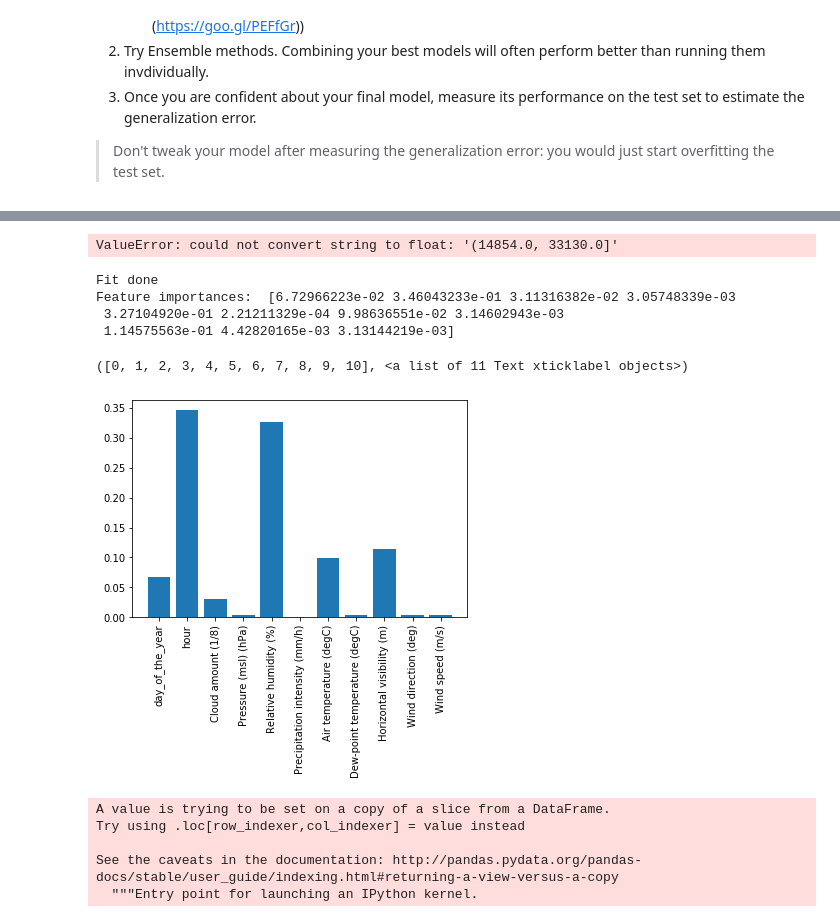
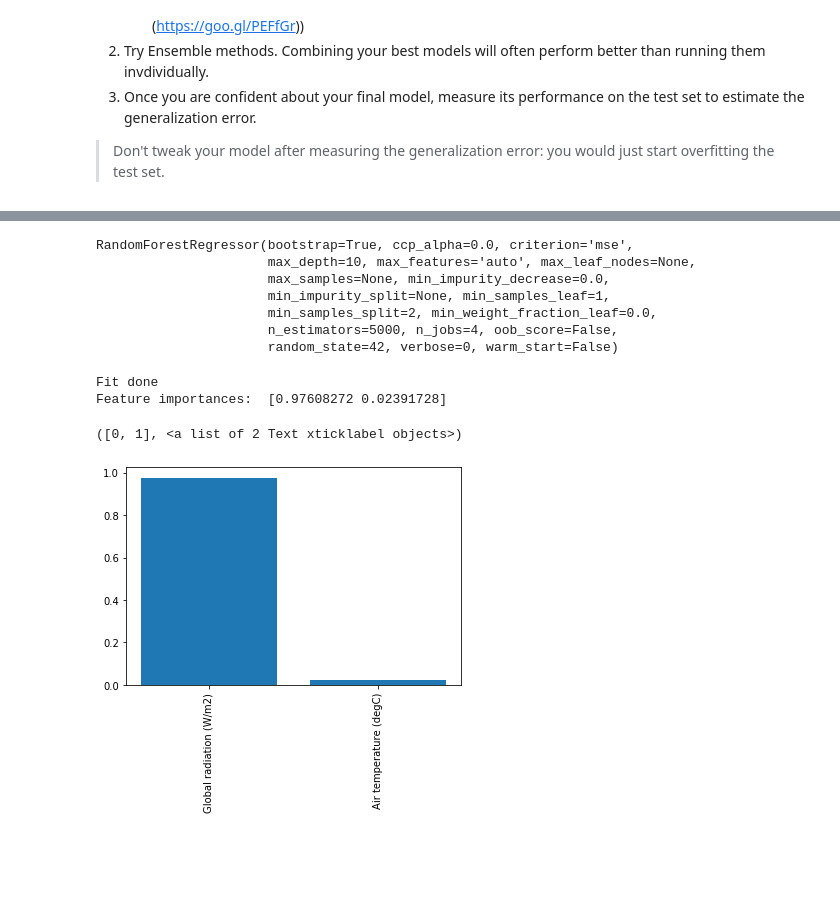
Before and after one commit to screwdriver66/solar_prod_suvilahti, a Jupyter notebook: model_building.ipynb, the cells around one changed output, grey strips where cells are left out. Cells and saved outputs as stored; diff of their text form; code cells hidden in the pictures; blank space fills up the shorter version.

Commit message:
model building started

```diff
--- a/model_building.ipynb
+++ b/model_building.ipynb
@@ -65,2 +35,12 @@ Index(['Global radiation (W/m2)', 'Diffuse radiation (W/m2)',
+# %%
+X_train = pd.read_csv('../datasets/scaled_train_test/X_train_standard.csv', delimiter=',')
+X_test = pd.read_csv('../datasets/scaled_train_test/X_test_standard.csv', delimiter=',')
+y_train = X_train['Value (kWh)']
+y_test = X_test['Value (kWh)']
+X_train.drop(['Value (kWh)'], axis=1, inplace=True)
+X_test.drop(['Value (kWh)'], axis=1, inplace=True)
+# %%
+X_train = X_train[['Global radiation (W/m2)','Air temperature (degC)']]
+X_test = X_test[['Global radiation (W/m2)','Air temperature (degC)']]
 # %%
 from sklearn.ensemble import RandomForestRegressor
@@ -137,26 +47,26 @@ Index(['Global radiation (W/m2)', 'Diffuse radiation (W/m2)',
-# %%
-X = df[feature_cols]
-y = df[target]
-X_train, X_test, y_train, y_test = train_test_split(X, y, test_size=0.33, random_state=42)
 # %%
 model = RandomForestRegressor(n_estimators = 5000, max_depth=10, random_state=42,n_jobs=4)
 # %%
 model.fit(X_train, y_train)
 # %% [output]
-ValueError: could not convert string to float: '(14854.0, 33130.0]'
+RandomForestRegressor(bootstrap=True, ccp_alpha=0.0, criterion='mse',
+                      max_depth=10, max_features='auto', max_leaf_nodes=None,
+                      max_samples=None, min_impurity_decrease=0.0,
+                      min_impurity_split=None, min_samples_leaf=1,
+                      min_samples_split=2, min_weight_fraction_leaf=0.0,
+                      n_estimators=5000, n_jobs=4, oob_score=False,
+                      random_state=42, verbose=0, warm_start=False)
 # %%
 print("Fit done")
 print("Feature importances: ", model.feature_importances_)
 # %% [output]
 Fit done
-Feature importances:  [6.72966223e-02 3.46043233e-01 3.11316382e-02 3.05748339e-03
- 3.27104920e-01 2.21211329e-04 9.98636551e-02 3.14602943e-03
- 1.14575563e-01 4.42820165e-03 3.13144219e-03]
+Feature importances:  [0.97608272 0.02391728]
 # %%
-plt.bar(x=feature_cols,height=model.feature_importances_)
+plt.bar(x=X_train.columns,height=model.feature_importances_)
 plt.xticks(rotation='vertical')
 # %% [output]
-([0, 1, 2, 3, 4, 5, 6, 7, 8, 9, 10], <a list of 11 Text xticklabel objects>)
+([0, 1], <a list of 2 Text xticklabel objects>)
-[figure, old version]
+[figure, new version]
 # %%
 y_pred = model.predict(X_test)
@@ -163,11 +76,5 @@ y_pred = model.predict(X_test)
 # %%
-y_test['y_pred'] = y_pred
+test['y_pred'] = y_pred
-# %% [output]
-A value is trying to be set on a copy of a slice from a DataFrame.
-Try using .loc[row_indexer,col_indexer] = value instead
-
-See the caveats in the documentation: http://pandas.pydata.org/pandas-docs/stable/user_guide/indexing.html#returning-a-view-versus-a-copy
-  """Entry point for launching an IPython kernel.
 # %%
 y_test.plot()
 # %% [output]
```
Also changed, not shown: parts of 14 cells of this notebook, 1 other file.
